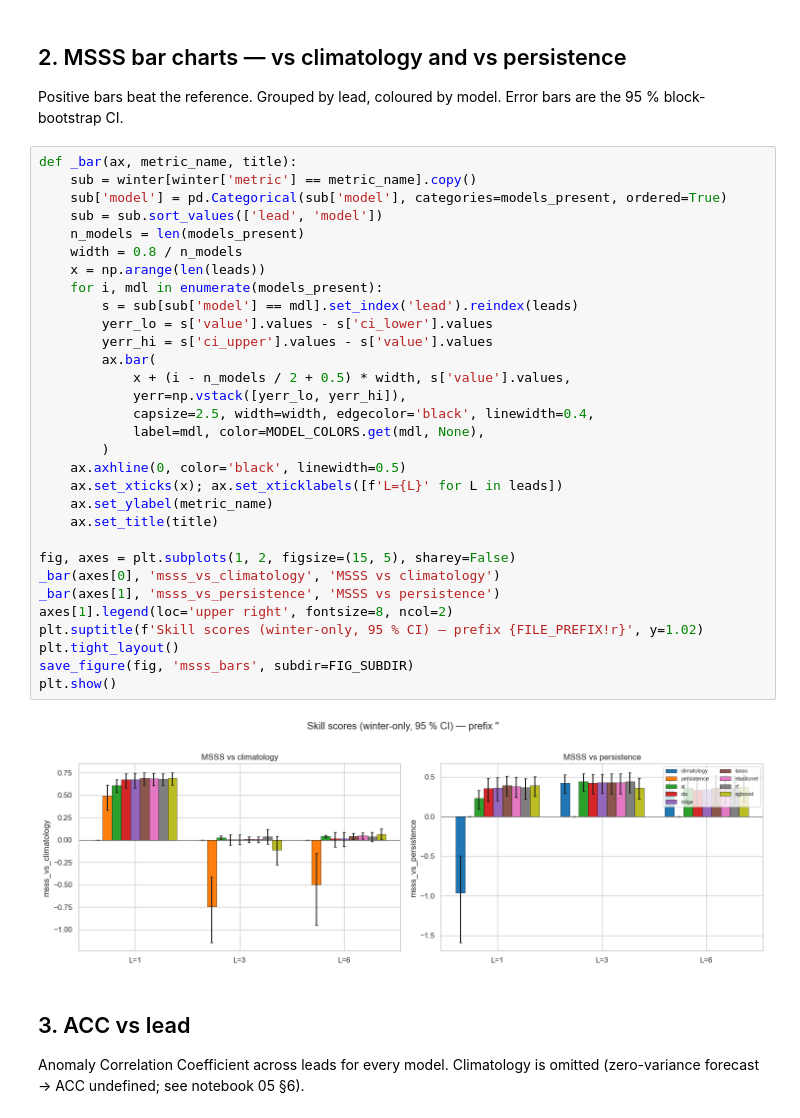
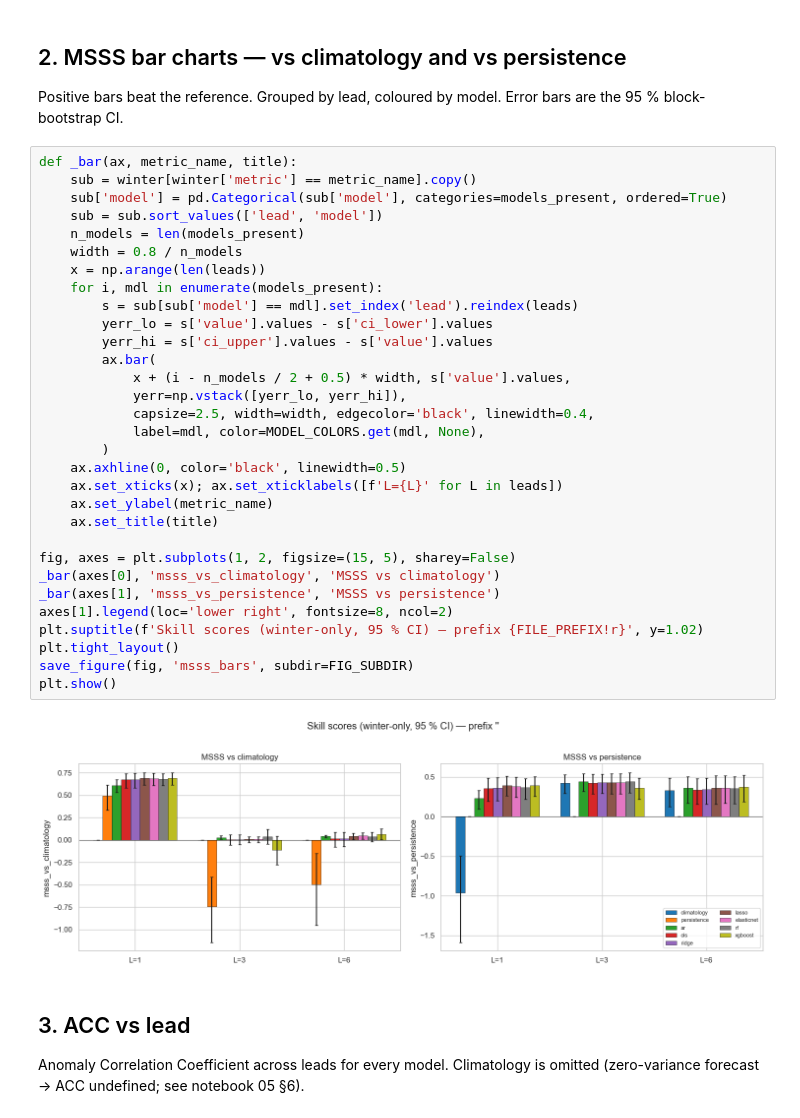
Before and after one commit to anasoubaha/A4-DroughtForecasting-Modeling, a Jupyter notebook: notebooks/06_results_tabular_ml.ipynb, the cells around one changed output. Saved outputs shown, nothing was run; the diff lists cells and outputs as text.

```diff
--- a/notebooks/06_results_tabular_ml.ipynb
+++ b/notebooks/06_results_tabular_ml.ipynb
@@ -161,35 +161,35 @@ Positive bars beat the reference. Grouped by lead, coloured by model. Error bars
 def _bar(ax, metric_name, title):
     sub = winter[winter['metric'] == metric_name].copy()
     sub['model'] = pd.Categorical(sub['model'], categories=models_present, ordered=True)
     sub = sub.sort_values(['lead', 'model'])
     n_models = len(models_present)
     width = 0.8 / n_models
     x = np.arange(len(leads))
     for i, mdl in enumerate(models_present):
         s = sub[sub['model'] == mdl].set_index('lead').reindex(leads)
         yerr_lo = s['value'].values - s['ci_lower'].values
         yerr_hi = s['ci_upper'].values - s['value'].values
         ax.bar(
             x + (i - n_models / 2 + 0.5) * width, s['value'].values,
             yerr=np.vstack([yerr_lo, yerr_hi]),
             capsize=2.5, width=width, edgecolor='black', linewidth=0.4,
             label=mdl, color=MODEL_COLORS.get(mdl, None),
         )
     ax.axhline(0, color='black', linewidth=0.5)
     ax.set_xticks(x); ax.set_xticklabels([f'L={L}' for L in leads])
     ax.set_ylabel(metric_name)
     ax.set_title(title)
 
 fig, axes = plt.subplots(1, 2, figsize=(15, 5), sharey=False)
 _bar(axes[0], 'msss_vs_climatology', 'MSSS vs climatology')
 _bar(axes[1], 'msss_vs_persistence', 'MSSS vs persistence')
-axes[1].legend(loc='upper right', fontsize=8, ncol=2)
+axes[1].legend(loc='lower right', fontsize=8, ncol=2)
 plt.suptitle(f'Skill scores (winter-only, 95 % CI) — prefix {FILE_PREFIX!r}', y=1.02)
 plt.tight_layout()
 save_figure(fig, 'msss_bars', subdir=FIG_SUBDIR)
 plt.show()
 # %% [output]
-[figure, old version]
+[figure, new version]
 # %% [markdown]
 ## 3. ACC vs lead
 
```
Also changed, not shown: 27 other files.
